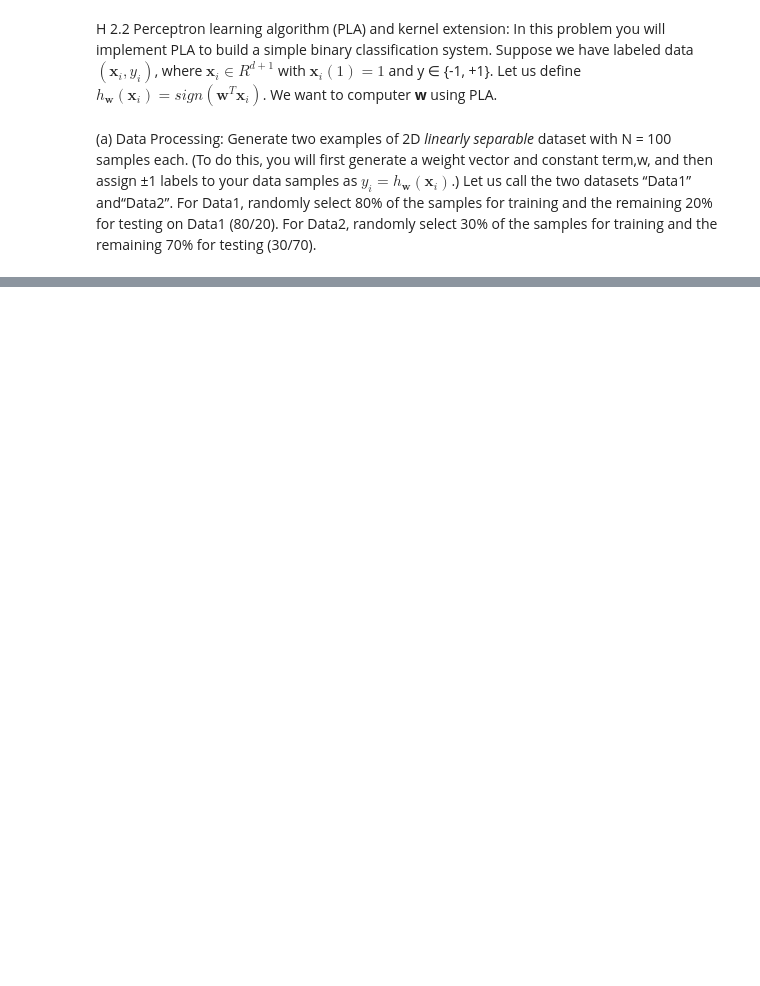
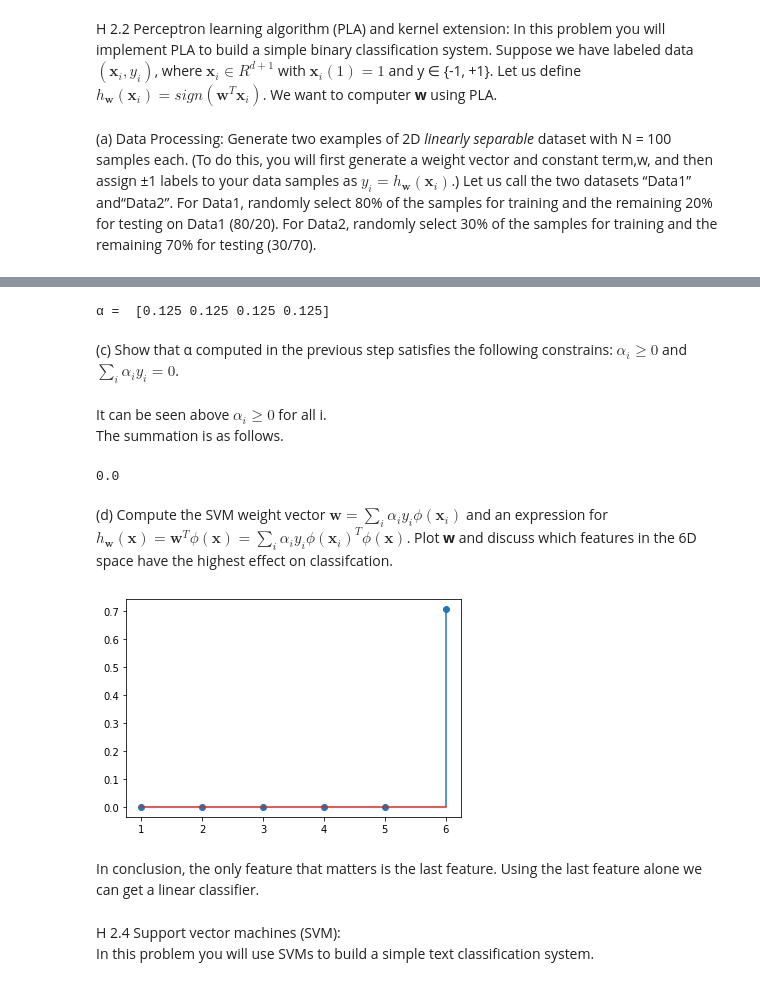
Before and after one commit to acont017/240, a Jupyter notebook: Hw2.ipynb, the cells around one changed output, grey strips where cells are left out. Saved outputs shown, nothing was run; the diff lists cells and outputs as text; code cells hidden in the pictures; blank space fills up the shorter version.

```diff
--- a/Hw2.ipynb
+++ b/Hw2.ipynb
@@ -246,0 +255,13 @@ G
+# %%
+from numpy import sqrt as sqrt
+x = np.array([[-1, -1], [-1, 1], [1, -1], [1, 1]])
+y = np.array([1, -1, -1, 1])
+phi = []
+for i in range(x.shape[0]):
+    phi.append([1, sqrt(2)*x[i,0], sqrt(2)*x[i,1], np.square(x[i,0]), np.square(x[i,1]), sqrt(2)*x[i,0]*x[i,1]])
+phi = np.array(phi)
+w = np.array([1, 0, 0, 0, 0, 1])
+y_hat = np.sign(np.matmul(phi, w))
+print('Using 6D feature vectors and linear classifier, y =', y_hat)
+if(np.all(y_hat == y)):
+    print('6D feature vectors are linearly seperable')
@@ -246,0 +289,30 @@ G
+# %%
+G_prime = 1/2*np.array([[-18, 2, 2, -2], [2, -18, -2, 2], [2, -2, -18, 2], [-2, 2, 2, -18]])
+a = np.linalg.solve(G_prime, [-1,-1,-1,-1])
+print('α = ', a)
+# %% [output]
+α =  [0.125 0.125 0.125 0.125]
+# %% [markdown]
+(c) Show that α computed in the previous step satisfies the following constrains: $\alpha_i \geq 0$ and $\sum_i \alpha_iy_i = 0$. <br>
+<br>
+It can be seen above $\alpha_i \geq 0$ for all i. <br>
+The summation is as follows.
+# %%
+np.sum(a*y)
+# %% [output]
+0.0
+# %% [markdown]
+(d) Compute the SVM weight vector $\mathbf{w} = \sum_i\alpha_iy_i\phi(\mathbf{x}_i)$ and an expression for $h_{\mathbf{w}}(\mathbf{x}) = \mathbf{w}^T\phi(\mathbf{x}) = \sum_i\alpha_iy_i\phi(\mathbf{x}_i)^T\phi(\mathbf{x})$. Plot __w__ and discuss which features in the 6D space have the highest effect on classifcation.
+# %%
+w = np.matmul(a*y,phi)
+fig = plt.figure()
+ax = fig.add_subplot(111)
+ax.stem(np.arange(1,7),w, use_line_collection=True)
+plt.show()
+# %% [output]
+[figure, added]
+# %% [markdown]
+In conclusion, the only feature that matters is the last feature. Using the last feature alone we can get a linear classifier.
+# %% [markdown]
+H 2.4 Support vector machines (SVM): <br>
+In this problem you will use SVMs to build a simple text classification system.
```
Also changed, not shown: parts of 23 cells of this notebook.
